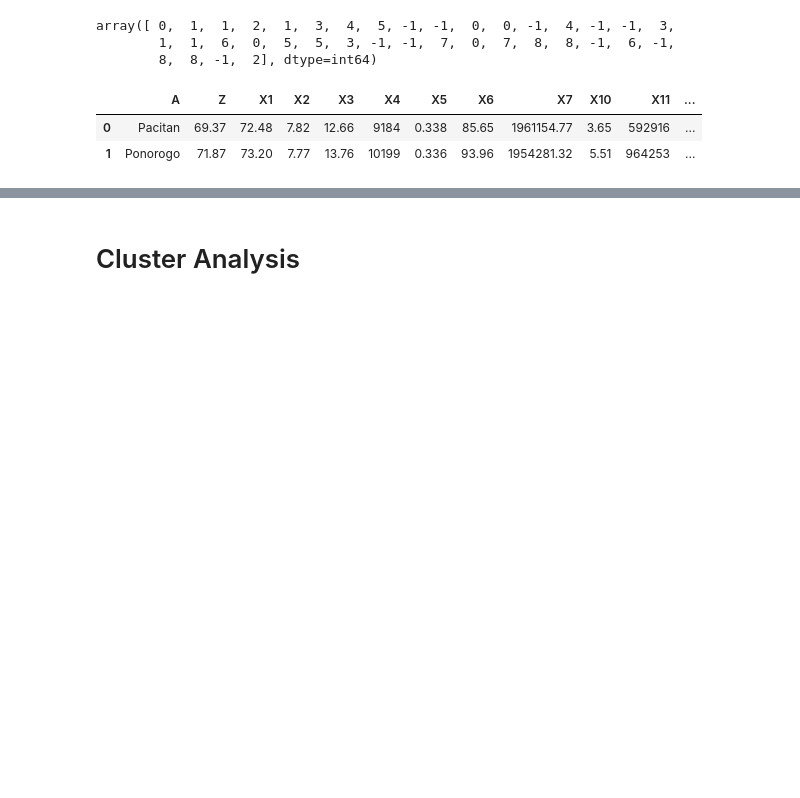
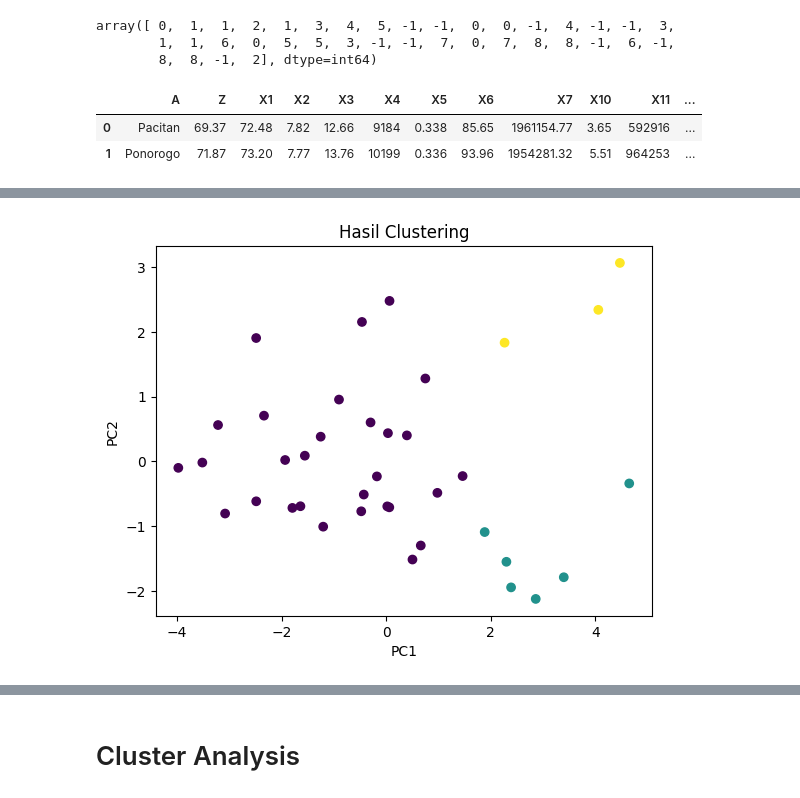
Before and after one commit to NineAlvariqati/Source-Code_Project-TA, a Jupyter notebook: Segmentasi Wilayah Jawa Timur Berdasarkan Indeks Pembangunan Manusia Dengan Menggunakan Analisis Faktor dan K-Means.ipynb, the cells around one changed output, grey strips where cells are left out. Saved outputs shown, nothing was run; the diff lists cells and outputs as text; code cells hidden in the pictures; blank space fills up the shorter version.

```diff
--- a/Segmentasi Wilayah Jawa Timur Berdasarkan Indeks Pembangunan Manusia Dengan Menggunakan Analisis Faktor dan K-Means.ipynb
+++ b/Segmentasi Wilayah Jawa Timur Berdasarkan Indeks Pembangunan Manusia Dengan Menggunakan Analisis Faktor dan K-Means.ipynb
@@ -598,0 +701,8 @@ df.head(2)
+# %%
+plt.scatter(df_pca["PC1"], df_pca["PC2"], c=model.labels_)
+plt.title('Hasil Clustering')
+plt.xlabel("PC1")
+plt.ylabel("PC2")
+plt.show()
+# %% [output]
+[figure, added]
```
Also changed, not shown: parts of 12 cells of this notebook.
